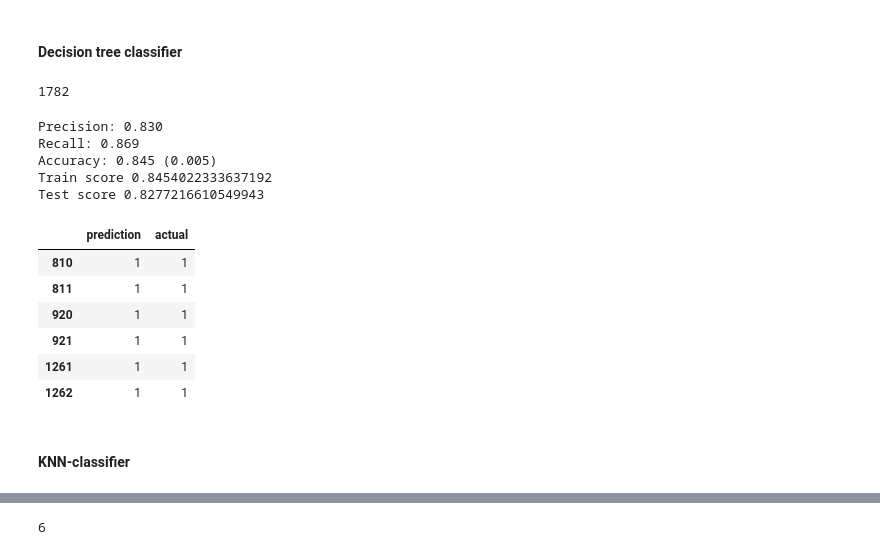
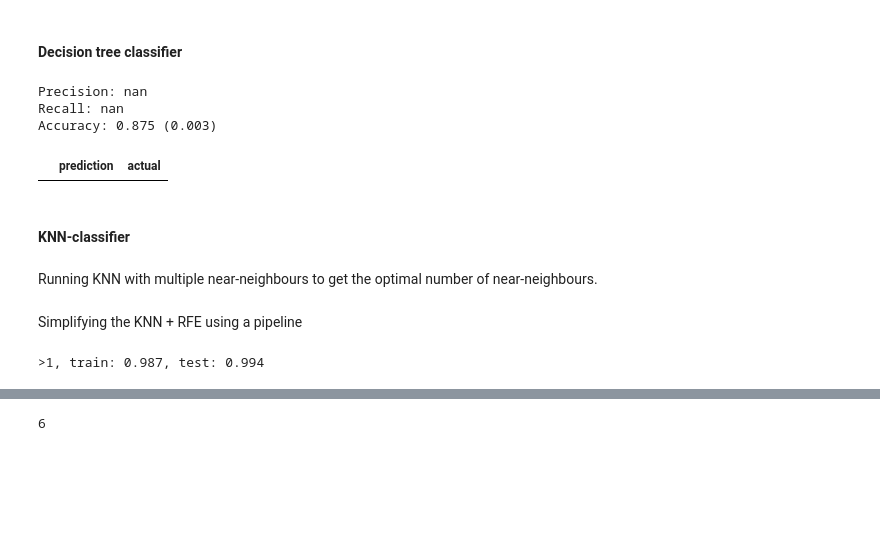
Before and after one commit to palmafr/MDPIData2022, a Jupyter notebook: ml_models.ipynb, the cells around one changed output, grey strips where cells are left out. Saved outputs shown, nothing was run; the diff lists cells and outputs as text; code cells hidden in the pictures; blank space fills up the shorter version.

```diff
--- a/ml_models.ipynb
+++ b/ml_models.ipynb
@@ -105,3 +101,15 @@ title_test_Y = label_X_valid.title
 print('Encoded...')
 # %% [output]
 Encoded...
+# %%
+def x_y_split(index):
+  y_cols = ['vulnerable','severity','title']
+  X = train[feature_columns]
+  test_X = test[feature_columns]
+  if y_cols[index] == 'vulnerable':
+    y = train[y_cols[index]]
+    test_Y = test[y_cols[index]]
+  else:
+    y = label_X_train[y_cols[index]]
+    test_Y = label_X_test[y_cols[index]]
+  return X , y, test_X, test_Y
@@ -108,3 +119,5 @@ Encoded...
+# %%
+X, y, test_X, test_Y = x_y_split(1)
 # %% [markdown]
 ### Random over-sampling
 # %%
@@ -169,40 +202,29 @@ def fit_feature_set(feature_set):
 fit_feature_set(rfe_features)
 # %% [markdown]
 #### Decision tree classifier
-# %%
-len(test_Y)
-# %% [output]
-1782
 # %%
-model = DecisionTreeClassifier(ccp_alpha=0.036)
-model.fit(X_ros, y_ros)
-scores = cross_val_score(model, X_ros, y_ros, scoring='accuracy', cv=kfold, n_jobs=-1)
-print('Precision: %.3f' % mean(cross_val_score(model, X_ros, y_ros, scoring='precision', cv=kfold, n_jobs=-1)))
-print('Recall: %.3f' % mean(cross_val_score(model, X_ros, y_ros, scoring='recall', cv=kfold, n_jobs=-1)))
-print('Accuracy: %.3f (%.3f)' % (mean(scores), std(scores)))
-y_train_pred = model.predict(X_ros)
-dt_y_test_pred = model.predict(test_X)
-print(f'Train score {accuracy_score(y_train_pred,y_ros)}')
-print(f'Test score {accuracy_score(dt_y_test_pred,test_Y)}')
+dt_model = DecisionTreeClassifier(ccp_alpha=0.036)
+dt_model.fit(X_ros, y_ros)
+dt_predictions = dt_model.predict(test_X)
+accuracy = cross_val_score(dt_model, X_ros, y_ros, scoring='accuracy', cv=kfold, n_jobs=-1)
+precision = cross_val_score(dt_model, X_ros, y_ros, scoring='precision', cv=kfold, n_jobs=-1)
+recall =cross_val_score(dt_model, X_ros, y_ros, scoring='recall', cv=kfold, n_jobs=-1)
+print('Precision: %.3f' % mean(precision))
+print('Recall: %.3f' % mean(recall))
+print('Accuracy: %.3f (%.3f)' % (mean(accuracy), std(accuracy)))
 # %% [output]
-Precision: 0.830
-Recall: 0.869
-Accuracy: 0.845 (0.005)
-Train score 0.8454022333637192
-Test score 0.8277216610549943
+Precision: nan
+Recall: nan
+Accuracy: 0.875 (0.003)
 # %%
-dt_df = pd.DataFrame([dt_y_test_pred, test_Y]).T
+dt_df = pd.DataFrame([dt_predictions, test_Y]).T
 dt_df.columns = ['prediction', 'actual']
 dt_df['prediction'] = dt_df['prediction'].astype(int)
 dt_df['actual'] = dt_df['actual'].astype(int)
 dt_df.loc[(dt_df['prediction'] == 1)&(dt_df['actual'] == 1)]
 # %% [output]
 |  | prediction | actual |
-| 810 | 1 | 1 |
-| 811 | 1 | 1 |
-| 920 | 1 | 1 |
-| 921 | 1 | 1 |
-| 1261 | 1 | 1 |
-| 1262 | 1 | 1 |
 # %% [markdown]
 #### KNN-classifier
+# %% [markdown]
+Running KNN with multiple near-neighbours to get the optimal number of near-neighbours.
@@ -209 +248,18 @@ dt_df.loc[(dt_df['prediction'] == 1)&(dt_df['actual'] == 1)]
+# %% [markdown]
+Simplifying the KNN + RFE using a pipeline
+# %%
+rfe_ = RFE(estimator=DecisionTreeClassifier())
+knn_model = KNN(metric='manhattan',algorithm='kd_tree')
+pipeline = Pipeline(steps=[('s',rfe_),('m',knn_model)])
+pipeline.fit(X_ros, y_ros)
+y_train_pred = pipeline.predict(X_ros)
+y_test_pred = pipeline.predict(test_X)
+train_scores, test_scores = list(), list()
+train_acc = accuracy_score(y_ros, y_train_pred)
+test_acc = accuracy_score(test_Y, y_test_pred)
+train_scores.append(accuracy_score(y_ros, y_train_pred))
+test_scores.append(accuracy_score(test_Y, y_test_pred))
+print('>%d, train: %.3f, test: %.3f' % (1, train_acc, test_acc))
+# %% [output]
+>1, train: 0.987, test: 0.994
 # %%
```
Also changed, not shown: parts of 31 cells of this notebook.
